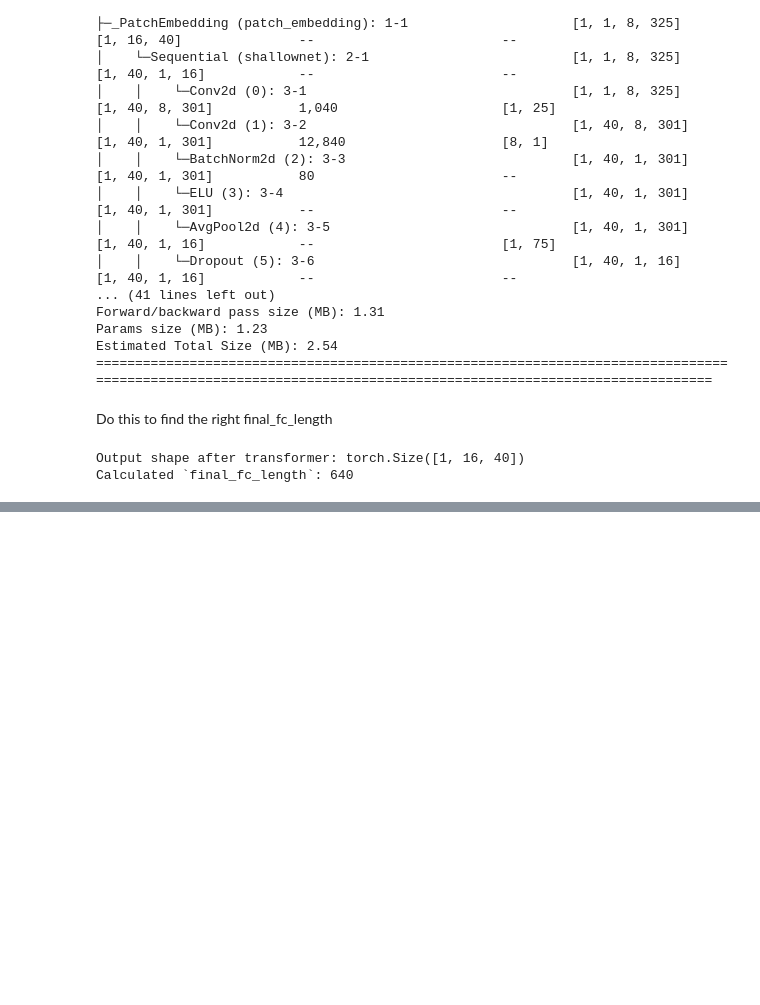
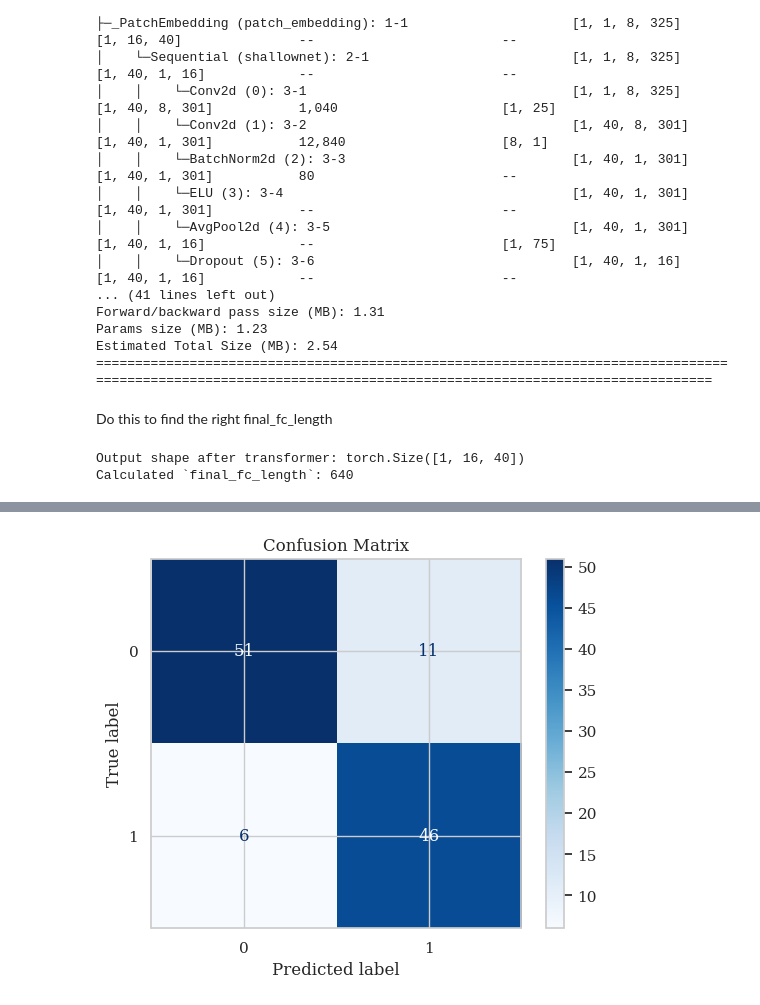
Before and after one commit to AlmaCuevas/EEG-Classifiers-Ensemble, a Jupyter notebook: src/processing_eeg_methods/Explorations/EEGconformer_calibration3_singleplayer.ipynb, the cells around one changed output, grey strips where cells are left out. Drawn from its saved outputs; the diff is of its cells as text; code cells hidden in the pictures; blank space fills up the shorter version.

```diff
--- a/src/processing_eeg_methods/Explorations/EEGconformer_calibration3_singleplayer.ipynb
+++ b/src/processing_eeg_methods/Explorations/EEGconformer_calibration3_singleplayer.ipynb
@@ -77,15 +74,15 @@ Applying baseline correction (mode: mean)
 # %% [markdown]
 Load calibration from the clean .set file after EEGLAB manual rejection.
 # %%
-import mne
-import numpy as np
-
-_, X, y = load_data_labels_based_on_dataset(
-    dataset_info,
-    subject_id,
-    data_path,
-    game_mode="calibration3",
-)
+# import mne
+# import numpy as np
+#
+# _, X, y = load_data_labels_based_on_dataset(
+#     dataset_info,
+#     subject_id,
+#     data_path,
+#     game_mode="calibration3",
+# )
 # %% [output]
 label 0 is 57
 label 1 is 57
@@ -369,0 +435,74 @@ Test Accuracy: 0.1930
+# %%
+## TEST
+import torch
+import pandas as pd
+from sklearn.metrics import confusion_matrix, ConfusionMatrixDisplay
+import matplotlib.pyplot as plt
+
+# Initialize variables
+test_loss = 0.0
+correct_predictions = 0
+total_predictions = 0
+all_labels = []
+all_predictions = []
+
+# Define loss criterion
+criterion = torch.nn.CrossEntropyLoss()
+
+# Track loss and accuracy per batch
+batch_results = []
+
+# Disable gradient calculation for inference
+with torch.no_grad():
+    for batch_idx, (X_batch, y_batch) in enumerate(test_loader):
+        # Move data to the appropriate device (GPU/CPU)
+        X_batch, y_batch = X_batch.to(device), y_batch.to(device)
+
+        # Forward pass through the model
+        outputs = conformer(X_batch)
+
+        # Calculate loss
+        loss = criterion(outputs, y_batch)
+        test_loss += loss.item()
+
+        # Get predictions
+        _, predicted = torch.max(outputs, 1)  # Get the class with the highest score
+        correct_predictions += (predicted == y_batch).sum().item()
+        total_predictions += y_batch.size(0)
+
+        # Store labels and predictions for confusion matrix
+        all_labels.extend(y_batch.cpu().numpy())
+        all_predictions.extend(predicted.cpu().numpy())
+
+        # Store individual batch results
+        batch_results.append({
+            'Batch': batch_idx + 1,
+            'Loss': loss.item(),
+            'Accuracy': (predicted == y_batch).sum().item() / y_batch.size(0)
+        })
+
+# Calculate average loss and overall accuracy
+test_loss /= len(test_loader)
+test_accuracy = correct_predictions / total_predictions
+
+# Create DataFrame for detailed batch results
+df_results = pd.DataFrame(batch_results)
+
+# Print detailed report
+print(f"{'='*60}")
+print(f"{'Test Report':^60}")
+print(f"{'='*60}")
+print(f"Total Batches: {len(test_loader)}")
+print(f"Average Test Loss: {test_loss:.4f}")
+print(f"Overall Test Accuracy: {test_accuracy:.4f}")
+print(f"{'='*60}")
+print(f"\nBatch-wise Results:")
+print(df_results.to_string(index=False))
+
+# Generate confusion matrix
+cm = confusion_matrix(all_labels, all_predictions)
+disp = ConfusionMatrixDisplay(confusion_matrix=cm)
+disp.plot(cmap=plt.cm.Blues)
+plt.title("Confusion Matrix")
+plt.show()
+# %% [output]
@@ -369,0 +521 @@ Test Accuracy: 0.1930
+[figure, added]
```
Also changed, not shown: parts of 9 cells of this notebook, 2 other files.
